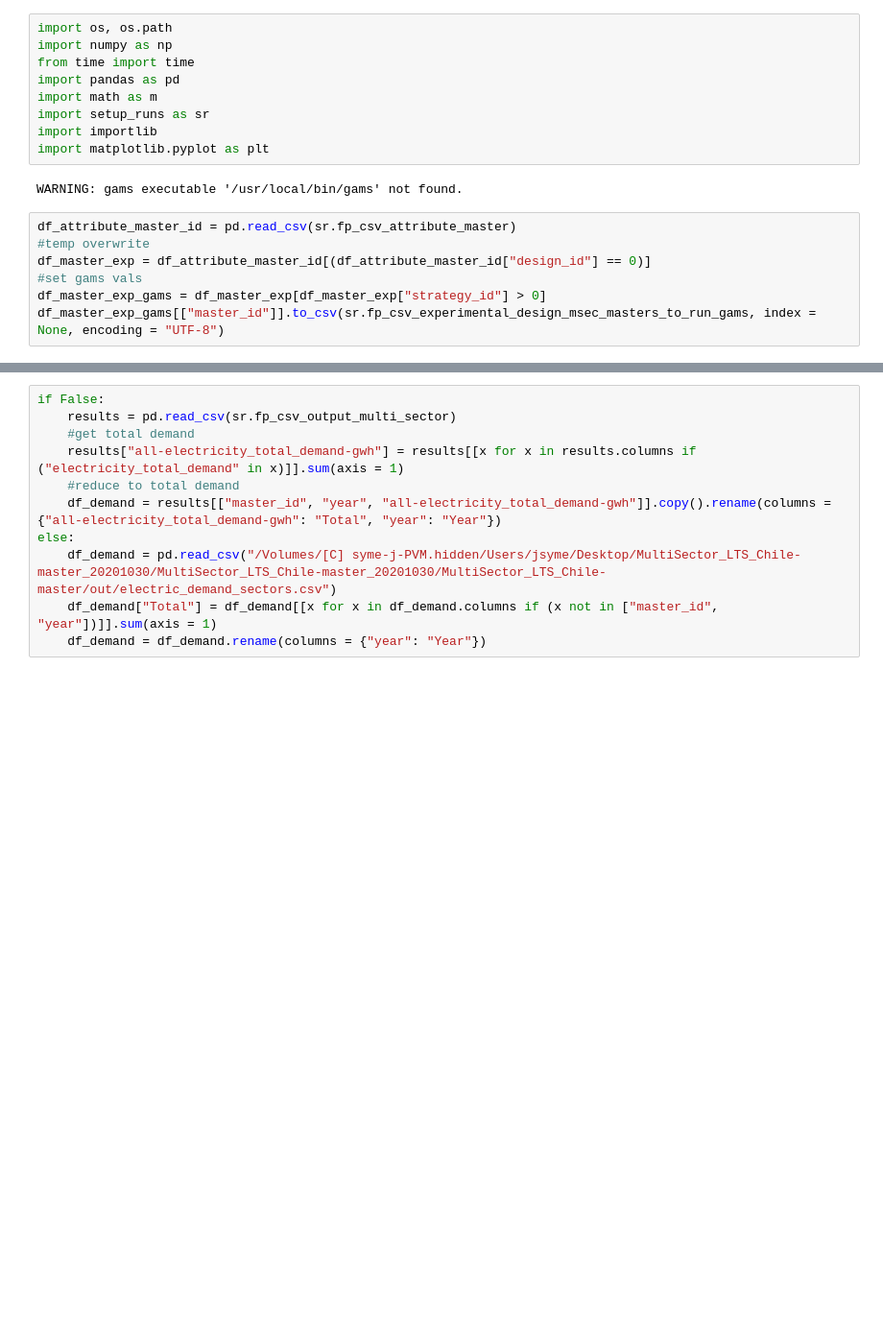
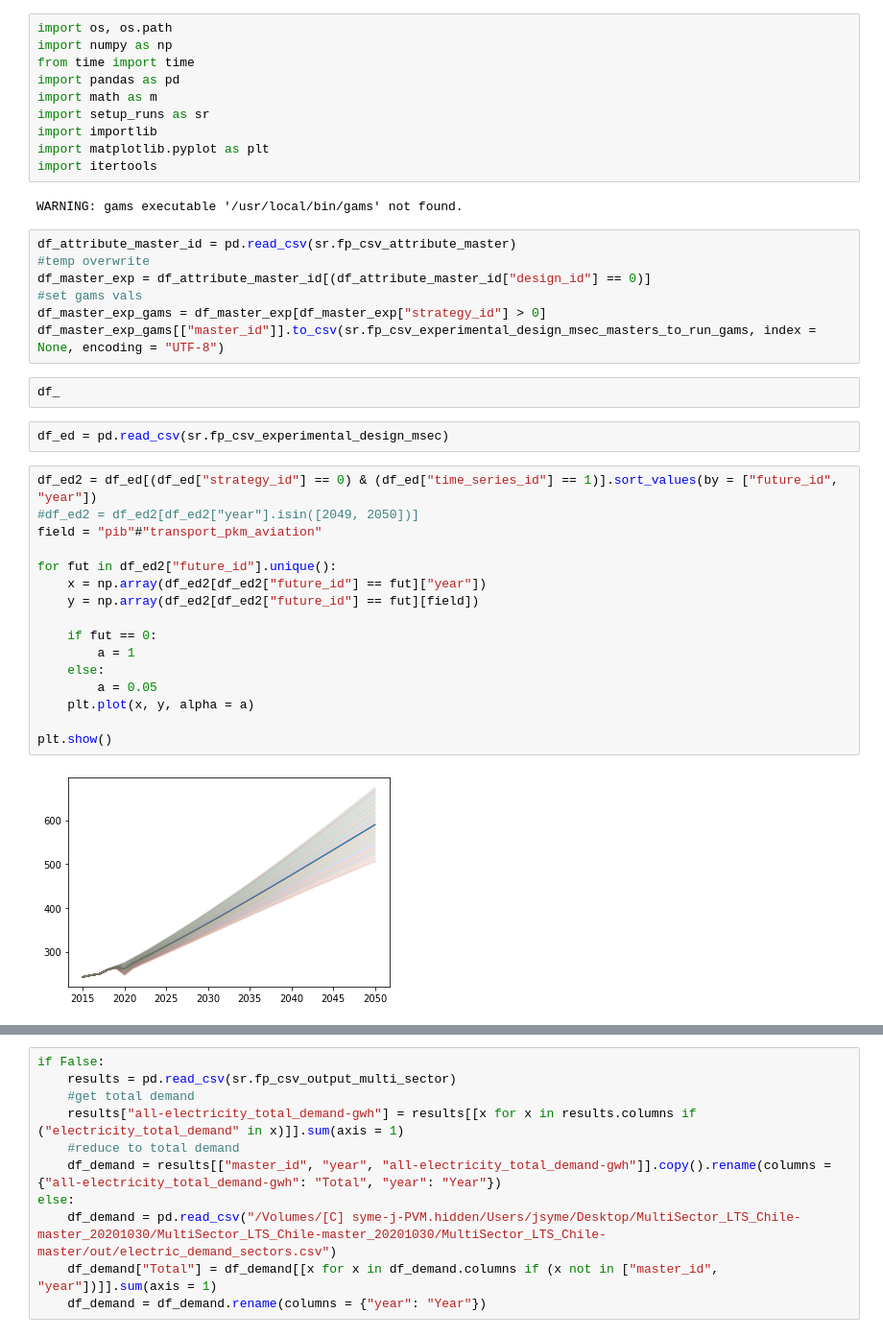
Before and after one commit to emolinaperez/MultiSector_LTS_Chile, a Jupyter notebook: python/integrate_pmr.ipynb, the cells around one changed output, grey strips where cells are left out. Shown at 96% size. Cells and saved outputs as stored; diff of their text form; blank space fills up the shorter version.

```diff
--- a/python/integrate_pmr.ipynb
+++ b/python/integrate_pmr.ipynb
@@ -7,6 +7,7 @@ import math as m
 import setup_runs as sr
 import importlib
 import matplotlib.pyplot as plt
+import itertools
 # %% [output]
 WARNING: gams executable '/usr/local/bin/gams' not found.
 # %%
@@ -16,3 +17,25 @@ df_master_exp = df_attribute_master_id[(df_attribute_master_id["design_id"] == 0
 #set gams vals
 df_master_exp_gams = df_master_exp[df_master_exp["strategy_id"] > 0]
 df_master_exp_gams[["master_id"]].to_csv(sr.fp_csv_experimental_design_msec_masters_to_run_gams, index = None, encoding = "UTF-8")
+# %%
+df_
+# %%
+df_ed = pd.read_csv(sr.fp_csv_experimental_design_msec)
+# %%
+df_ed2 = df_ed[(df_ed["strategy_id"] == 0) & (df_ed["time_series_id"] == 1)].sort_values(by = ["future_id", "year"])
+#df_ed2 = df_ed2[df_ed2["year"].isin([2049, 2050])]
+field = "pib"#"transport_pkm_aviation"
+
+for fut in df_ed2["future_id"].unique():
+    x = np.array(df_ed2[df_ed2["future_id"] == fut]["year"])
+    y = np.array(df_ed2[df_ed2["future_id"] == fut][field])
+
+    if fut == 0:
+        a = 1
+    else:
+        a = 0.05
+    plt.plot(x, y, alpha = a)
+
+plt.show()
+# %% [output]
+[figure, added]
```
Also changed, not shown: parts of 32 cells of this notebook, 54 other files.
